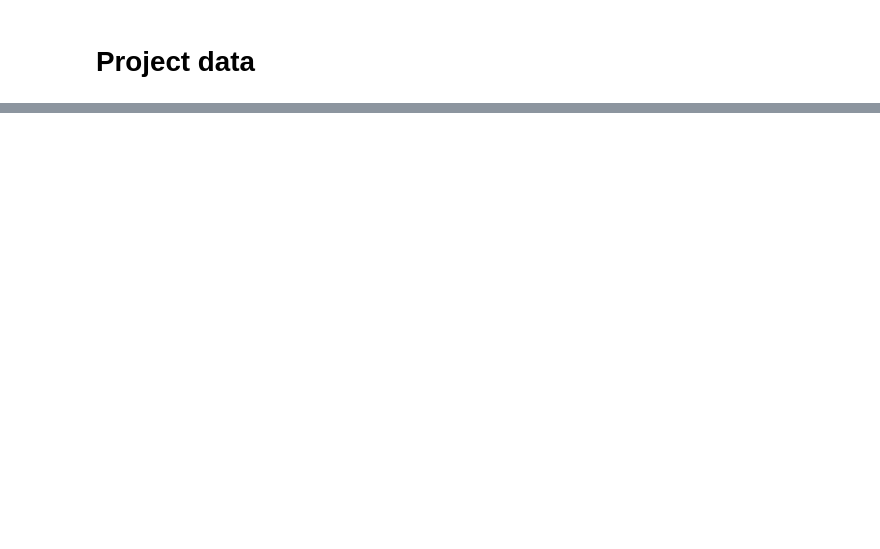
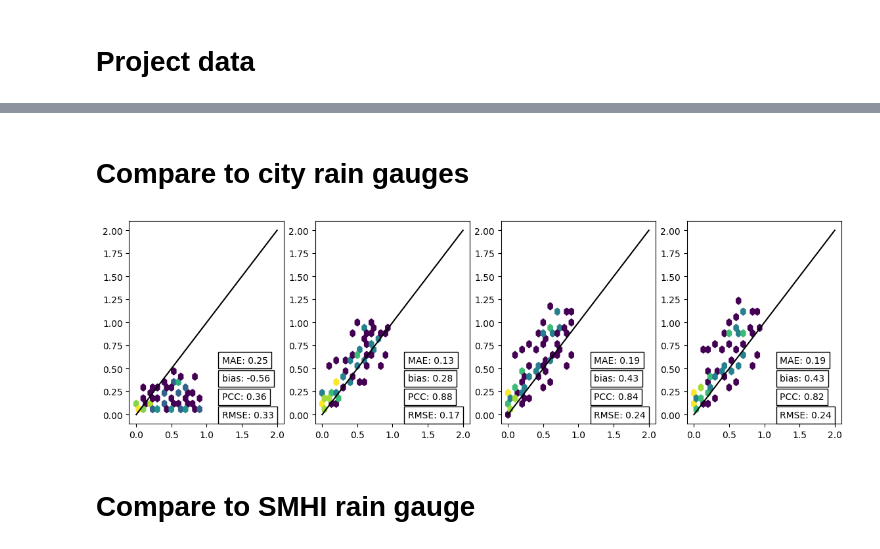
Before and after one commit to OpenSenseAction/mergeplg, a Jupyter notebook: docs/notebooks/openMRG_case_highlevel.ipynb, the cells around one changed output, grey strips where cells are left out. Cells and saved outputs as stored; diff of their text form; code cells hidden in the pictures; blank space fills up the shorter version.

```diff
--- a/docs/notebooks/openMRG_case_highlevel.ipynb
+++ b/docs/notebooks/openMRG_case_highlevel.ipynb
@@ -934,0 +82,6 @@ for i, tar in enumerate(model):
+# %%
+# Do adjustment using additive IDW
+adjusted_rainfall = []
+for time in ds_cmls.time:
+    adjusted_rainfall.append(additiveIDW(time))
+ds_rad["rainfall_additiveIDW"] = xr.concat(adjusted_rainfall, dim="time")
@@ -934,0 +188,2 @@ for i, tar in enumerate(model):
+# %% [markdown]
+# Compare to city rain gauges
@@ -934,0 +217,49 @@ for i, tar in enumerate(model):
+# %%
+extent = [0, 2, 0, 2]
+gridsize = 30
+
+pred_models = [radar_at_points, IDW_at_points, BK_at_points, KED_at_points]
+fig, ax = plt.subplots(1, len(pred_models), figsize=(14, 4))
+ground = ds_gauges.rainfall_amount.data.ravel()
+for i in range(len(pred_models)):
+    tar = pred_models[i].data.ravel()
+
+    keep = np.ones(ground.shape).astype(bool)
+    keep = radar_at_points.data.ravel() > 0
+    ax[i].hexbin(
+        ground[keep], tar[keep], mincnt=1, extent=extent, gridsize=gridsize, bins="log"
+    )
+    ax[i].text(
+        0.6,
+        0.03,
+        "RMSE: " + str(round(np.sqrt(np.mean((ground[keep] - tar[keep]) ** 2)), 2)),
+        bbox={"facecolor": "white", "edgecolor": "black"},
+        transform=ax[i].transAxes,
+    )
+    ax[i].text(
+        0.6,
+        0.12,
+        "PCC: " + str(round(np.corrcoef(ground[keep], tar[keep])[0, 1], 2)),
+        bbox={"facecolor": "white", "edgecolor": "black"},
+        transform=ax[i].transAxes,
+    )
+    ax[i].text(
+        0.6,
+        0.21,
+        "bias: "
+        + str(round(np.mean(tar[keep] - ground[keep]) / np.mean(ground[keep]), 2)),
+        bbox={"facecolor": "white", "edgecolor": "black"},
+        transform=ax[i].transAxes,
+    )
+    ax[i].text(
+        0.6,
+        0.3,
+        "MAE: " + str(round(np.mean(np.abs(tar[keep] - ground[keep])), 2)),
+        bbox={"facecolor": "white", "edgecolor": "black"},
+        transform=ax[i].transAxes,
+    )
+    ax[i].plot([0, extent[1]], [0, extent[1]], "k")
+# %% [output]
+[figure, added]
+# %% [markdown]
+# Compare to SMHI rain gauge
```
Also changed, not shown: parts of 56 cells of this notebook, 2 other files.
